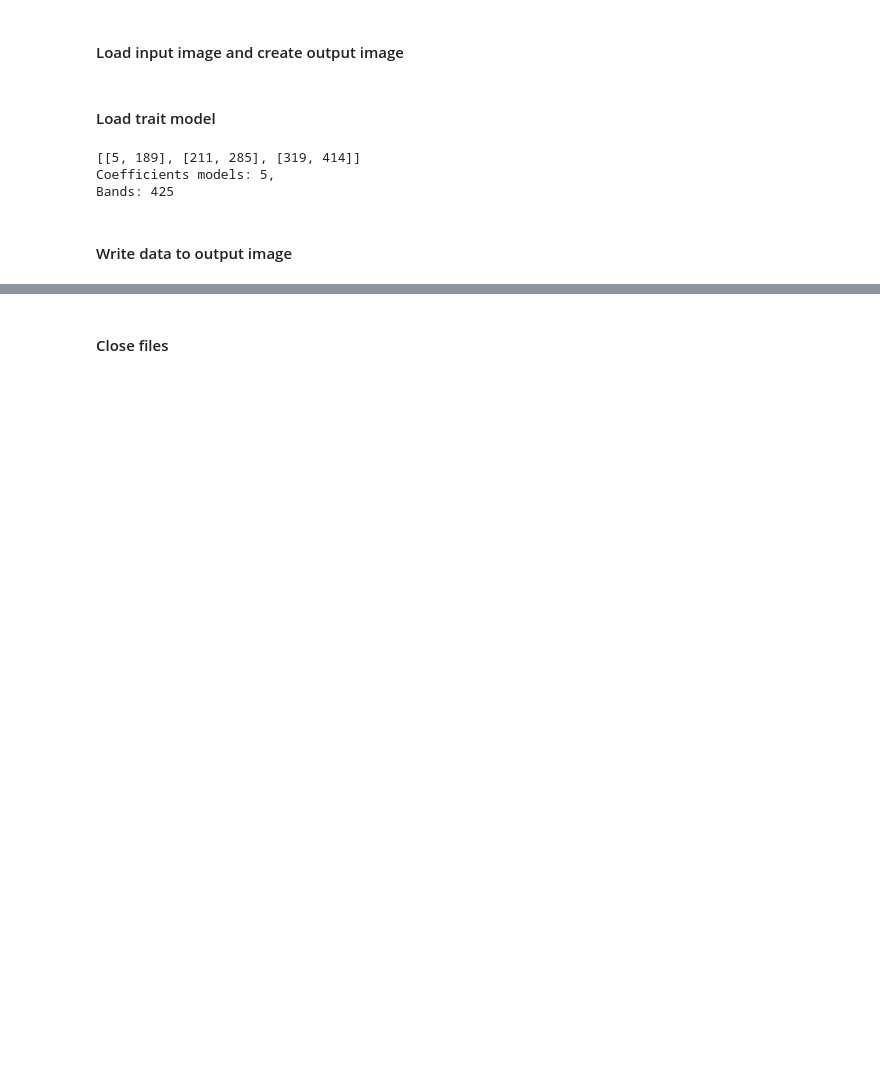
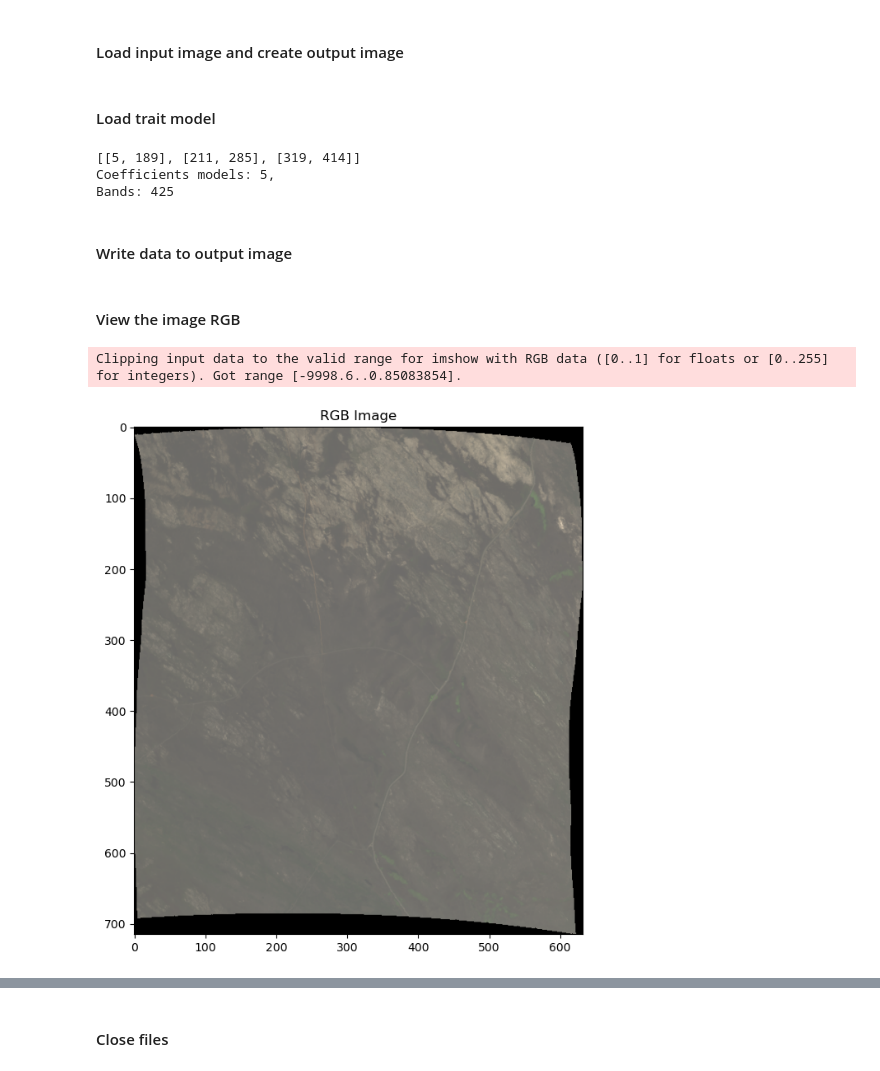
Before and after one commit to ornldaac/bioscape_workshop_sa, a Jupyter notebook: book/tutorials/TownsendTutorials/Part_3_Trait_Mapping_with_Image/apply_traits_to_image.ipynb, the cells around one changed output, grey strips where cells are left out. Saved outputs shown, nothing was run; the diff lists cells and outputs as text; code cells hidden in the pictures; blank space fills up the shorter version.

Commit message:
Add files via upload
Further updates for visualizing data.

```diff
--- a/book/tutorials/TownsendTutorials/Part_3_Trait_Mapping_with_Image/apply_traits_to_image.ipynb
+++ b/book/tutorials/TownsendTutorials/Part_3_Trait_Mapping_with_Image/apply_traits_to_image.ipynb
@@ -239,3 +238,14 @@ else:
         row_start = row_ind_0
         row_end = min(row_start+line_block_size,img_info_dict['row']+1)
         trait_img_mem_pt[row_start:row_end,:,:] = process_chunk(virtual_array[row_start:row_end,:,:],model_coeffs, model_interception, model_valid_range,img_good_range)
+# %% [markdown]
+#### View the image RGB
+# %%
+# Display the RGB image
+plt.figure(figsize=(10, 8))
+plt.imshow(np.dstack((virtual_array[:, 57, :]+0.4, virtual_array[:, 35, :]+0.4, virtual_array[:, 13, :]+0.4)))
+plt.title("RGB Image")
+plt.show()
+# %% [output]
+Clipping input data to the valid range for imshow with RGB data ([0..1] for floats or [0..255] for integers). Got range [-9998.6..0.85083854].
+[figure, added]
```
Also changed, not shown: parts of 8 cells of this notebook.
